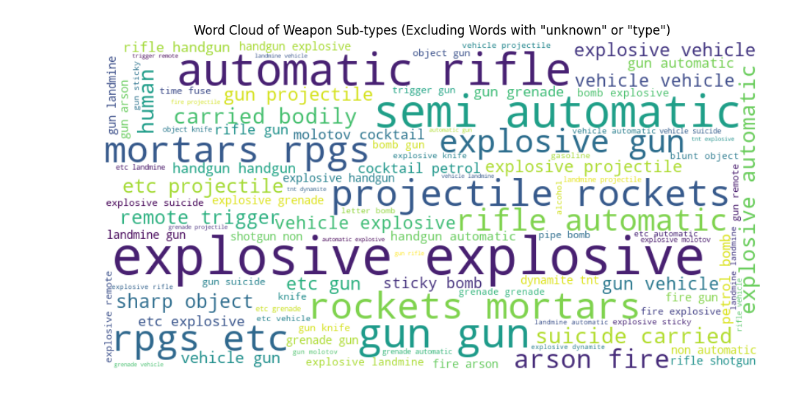
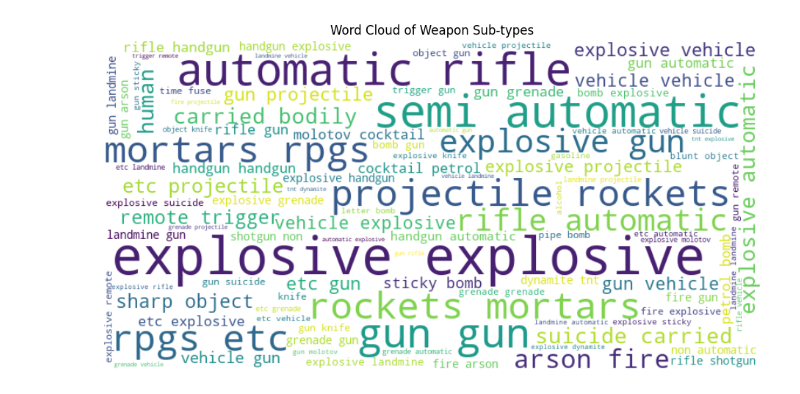
Before and after one commit to jpu-nine/socialdata2025, a Jupyter notebook: notebooks/jonas/Jonas.ipynb, the cells around one changed output. Cells and saved outputs as stored; diff of their text form; code cells hidden in the pictures.

```diff
--- a/notebooks/jonas/Jonas.ipynb
+++ b/notebooks/jonas/Jonas.ipynb
@@ -144,36 +160,34 @@ plt.show()
 import pandas as pd
 import matplotlib.pyplot as plt
 from wordcloud import WordCloud
-
-# Assuming your DataFrame is named 'df'
 
 # Handle potential NaN values
 weapon_subtypes_cleaned = df['weapsubtype1_txt'].dropna().astype(str)
 
 filtered_words = []
 for subtype in weapon_subtypes_cleaned:
     words = subtype.lower().split()  # Convert to lowercase and split into words
     for word in words:
         if "unknown" not in word and "type" not in word:
             filtered_words.append(word)
 
 text = " ".join(filtered_words)
 
 wordcloud = WordCloud(
     width=800,
     height=400,
     background_color="white",
     max_words=100,
     colormap="viridis",
     random_state=42,
 ).generate(text)
 
 plt.figure(figsize=(10, 5))
 plt.imshow(wordcloud, interpolation='bilinear')
 plt.axis('off')
-plt.title('Word Cloud of Weapon Sub-types (Excluding Words with "unknown" or "type")')
+plt.title('Word Cloud of Weapon Sub-types')
 plt.tight_layout()
 plt.show()
 # %% [output]
-[figure, old version]
+[figure, new version]
 # %% [markdown]
```
Also changed, not shown: parts of 17 cells of this notebook, 5 other files.
